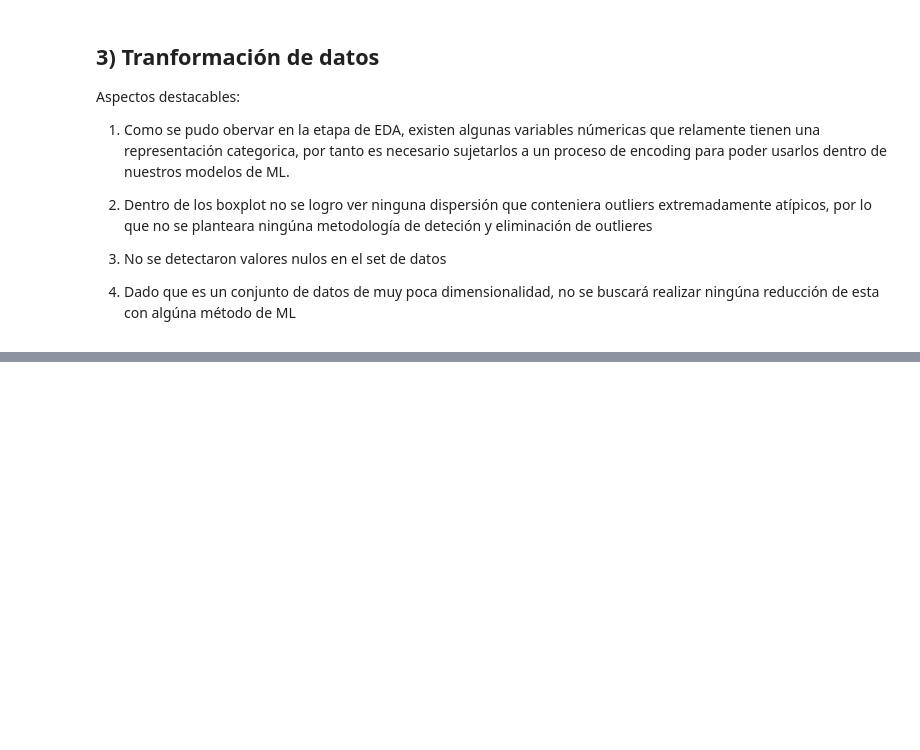
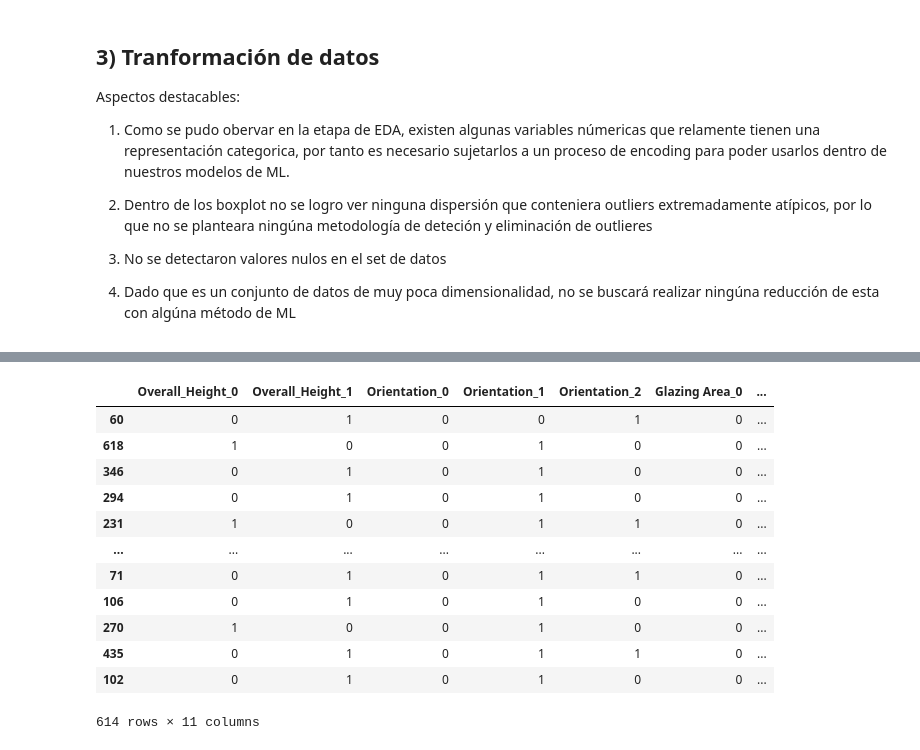
Before and after one commit to jmanuelc87/machine-learning-operations, a Jupyter notebook: mlops/notebooks/Experimental ML Process.ipynb, the cells around one changed output, grey strips where cells are left out. Saved outputs shown, nothing was run; the diff lists cells and outputs as text; code cells hidden in the pictures; blank space fills up the shorter version.

```diff
--- a/mlops/notebooks/Experimental ML Process.ipynb
+++ b/mlops/notebooks/Experimental ML Process.ipynb
@@ -355,0 +330,26 @@ numeric_features.columns.to_list()
+# %%
+import category_encoders as ce
+
+# 1) Variables categoricas
+categorical_variables = X_train.drop(columns =list(scaled_dataset.columns)) # Eliminamos las variables numericas
+
+# 2) Crear el codificador de Binary Encoding
+encoder = ce.BinaryEncoder(cols=list(categorical_variables.columns))
+
+# Ajustar y transformar los datos
+categorical_variables = encoder.fit_transform(X=categorical_variables)
+categorical_variables
+# %% [output]
+|  | Overall_Height_0 | Overall_Height_1 | Orientation_0 | Orientation_1 | Orientation_2 | Glazing Area_0 | ... |
+| 60 | 0 | 1 | 0 | 0 | 1 | 0 | ... |
+| 618 | 1 | 0 | 0 | 1 | 0 | 0 | ... |
+| 346 | 0 | 1 | 0 | 1 | 0 | 0 | ... |
+| 294 | 0 | 1 | 0 | 1 | 0 | 0 | ... |
+| 231 | 1 | 0 | 0 | 1 | 1 | 0 | ... |
+| ... | ... | ... | ... | ... | ... | ... | ... |
+| 71 | 0 | 1 | 0 | 1 | 1 | 0 | ... |
+| 106 | 0 | 1 | 0 | 1 | 0 | 0 | ... |
+| 270 | 1 | 0 | 0 | 1 | 0 | 0 | ... |
+| 435 | 0 | 1 | 0 | 1 | 1 | 0 | ... |
+| 102 | 0 | 1 | 0 | 1 | 0 | 0 | ... |
+614 rows × 11 columns
```
Also changed, not shown: parts of 20 cells of this notebook.
